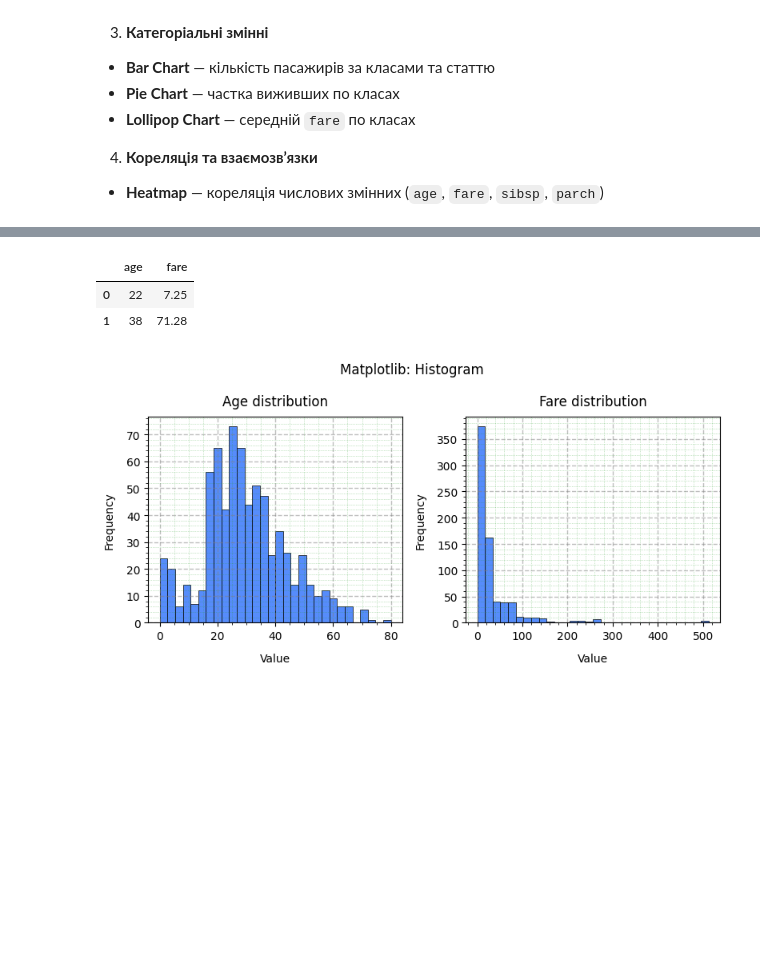
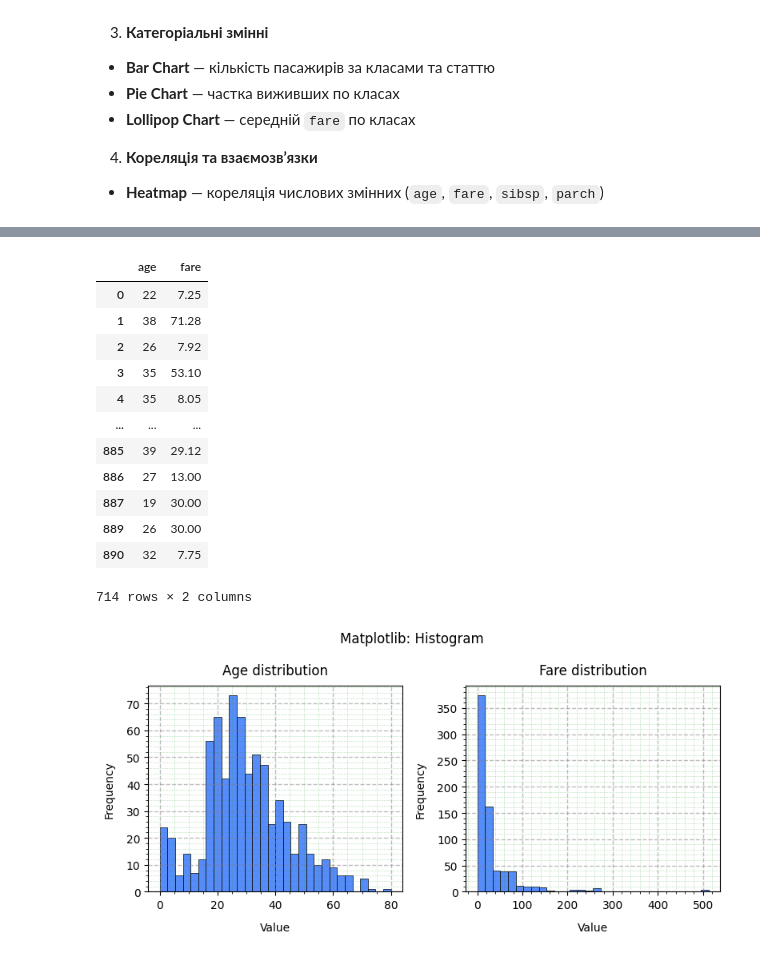
Before and after one commit to BogdanPinchuk/DataScience-PBY_HW8, a Jupyter notebook: Bohdan_Pinchuk_DS_HW8.ipynb, the cells around one changed output, grey strips where cells are left out. Drawn from its saved outputs; the diff is of its cells as text; code cells hidden in the pictures; blank space fills up the shorter version.

```diff
--- a/Bohdan_Pinchuk_DS_HW8.ipynb
+++ b/Bohdan_Pinchuk_DS_HW8.ipynb
@@ -96,27 +106,37 @@ display(ds_data.head(2))
 # %%
 ## Числові змінні
 
 # Input data
 ages_col_name = "age"
 fares_col_name = "fare"
 
 # Solution
 titanic = ds_data.copy()
 
 # Extracting and cleaning data
 ages_and_fares = titanic[[ages_col_name, fares_col_name]].dropna()
 ages_and_fares[ages_col_name] = ages_and_fares[ages_col_name].round().astype(int)
 ages_and_fares[fares_col_name] = ages_and_fares[fares_col_name].round(2).astype(float)
 
 # Extracting data
 ages = ages_and_fares[ages_col_name].values
 fares = ages_and_fares[fares_col_name].values
 
-display(ages_and_fares.head(2))
+display(ages_and_fares)
 # %% [output]
 |  | age | fare |
 | 0 | 22 | 7.25 |
 | 1 | 38 | 71.28 |
+| 2 | 26 | 7.92 |
+| 3 | 35 | 53.10 |
+| 4 | 35 | 8.05 |
+| ... | ... | ... |
+| 885 | 39 | 29.12 |
+| 886 | 27 | 13.00 |
+| 887 | 19 | 30.00 |
+| 889 | 26 | 30.00 |
+| 890 | 32 | 7.75 |
+714 rows × 2 columns
 # %%
 # Graphic results - Histograms - Matplotlib
 
```
Also changed, not shown: parts of 6 cells of this notebook.
